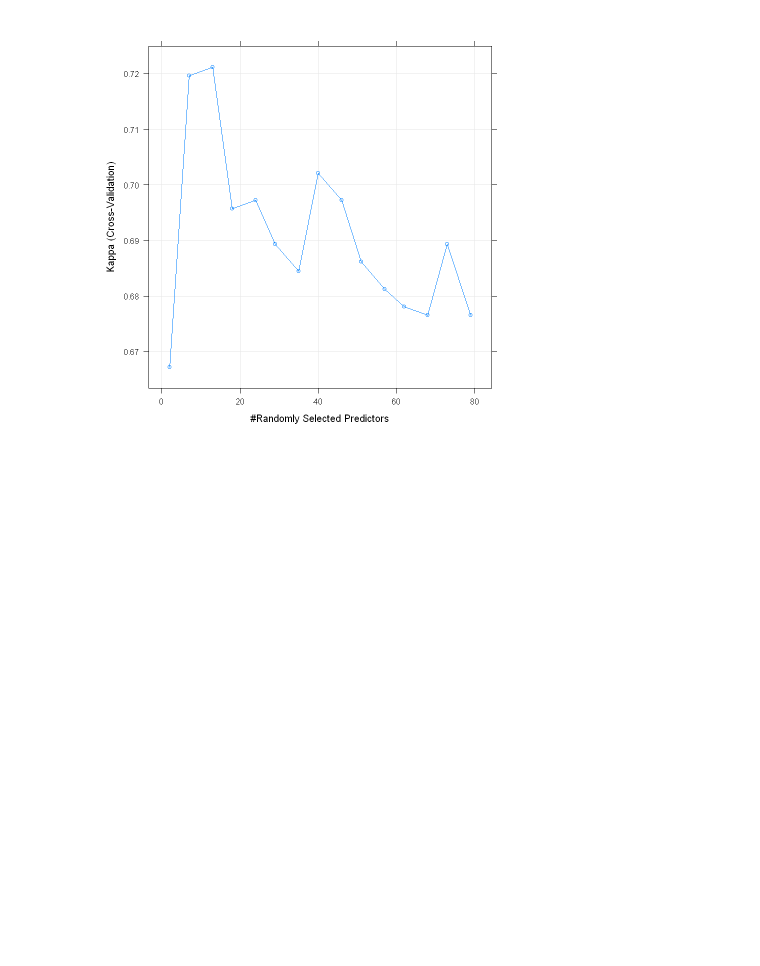
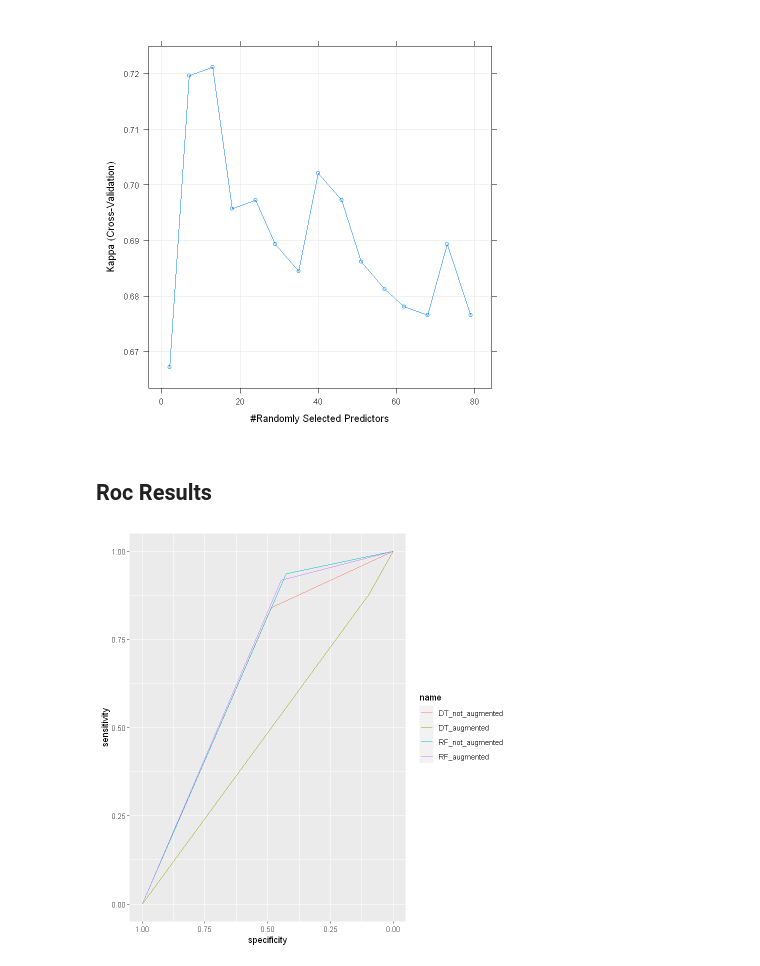
Before and after one commit to LASOS-INT/Barreiras-e-Facilitadores, a Jupyter notebook: R-notebooks/output_pa.ipynb, the cells around one changed output. Saved outputs shown, nothing was run; the diff lists cells and outputs as text; code cells hidden in the pictures; blank space fills up the shorter version.

```diff
--- a/R-notebooks/output_pa.ipynb
+++ b/R-notebooks/output_pa.ipynb
@@ -136,5 +156,5 @@ model <- fit_model(
 print(model$matrix)
 
 rpart.plot(model$result$finalModel)
-roc_dt_na <- model$probDF
+roc_dt_na <- model$roc
 # %% [output]
@@ -172,5 +195,5 @@ model <- fit_model(
 )
 print(model$matrix)
 rpart.plot(model$result$finalModel)
-roc_dt_a <- model$probDF
+roc_dt_a <- model$roc
 # %% [output]
@@ -206,4 +232,5 @@ model <- fit_model(
     length = 15
 )
 print(model$matrix)
+roc_rf_na <- model$roc
 # %% [output]
@@ -244,4 +274,5 @@ model <- fit_model(
     length = 15
 )
 print(model$matrix)
+roc_rf_a <- model$roc
 # %% [output]
@@ -268,3 +302,12 @@ plot(model$result)
 # %% [output]
 [figure]
 [figure]
+# %% [markdown]
+## Roc Results
+# %%
+ggroc(list(DT_not_augmented = roc_dt_na,
+            DT_augmented = roc_dt_a,
+            RF_not_augmented = roc_rf_na,
+            RF_augmented = roc_rf_a))
+# %% [output]
+[figure, added]
```
Also changed, not shown: parts of 7 cells of this notebook, 2 other files.
